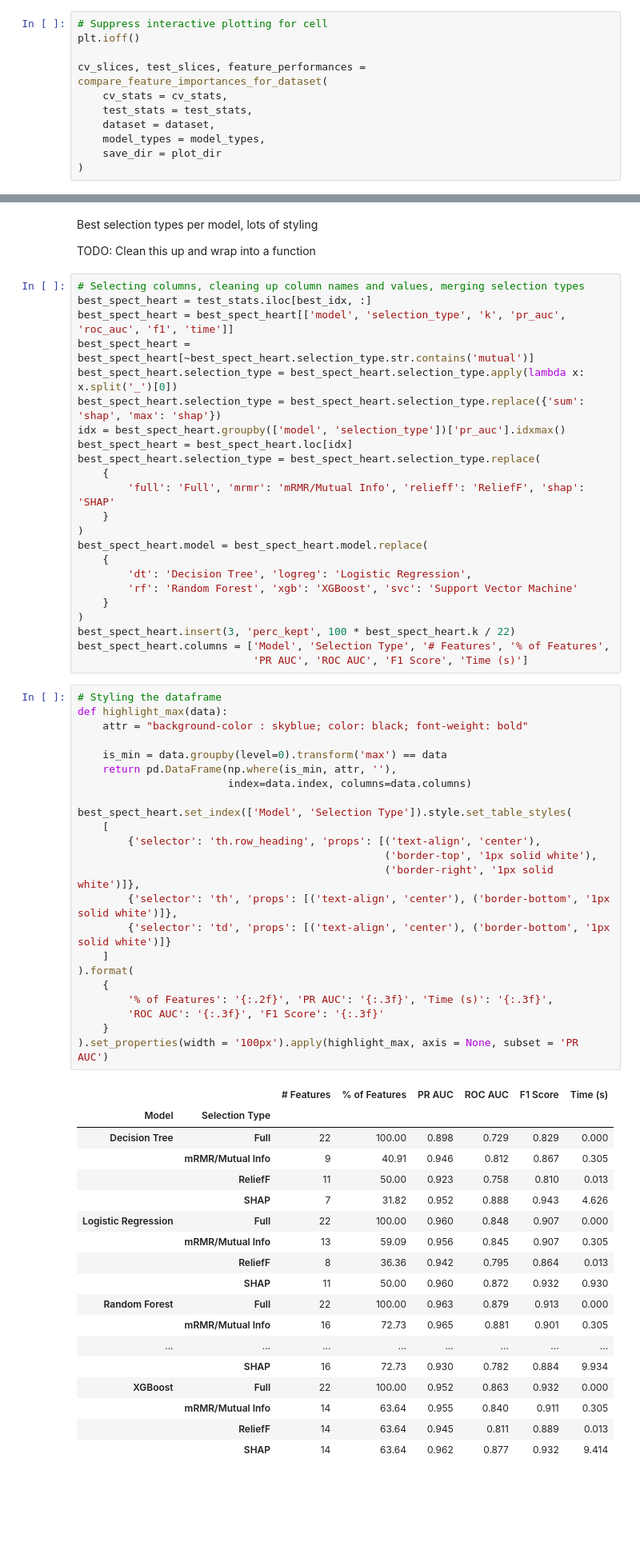
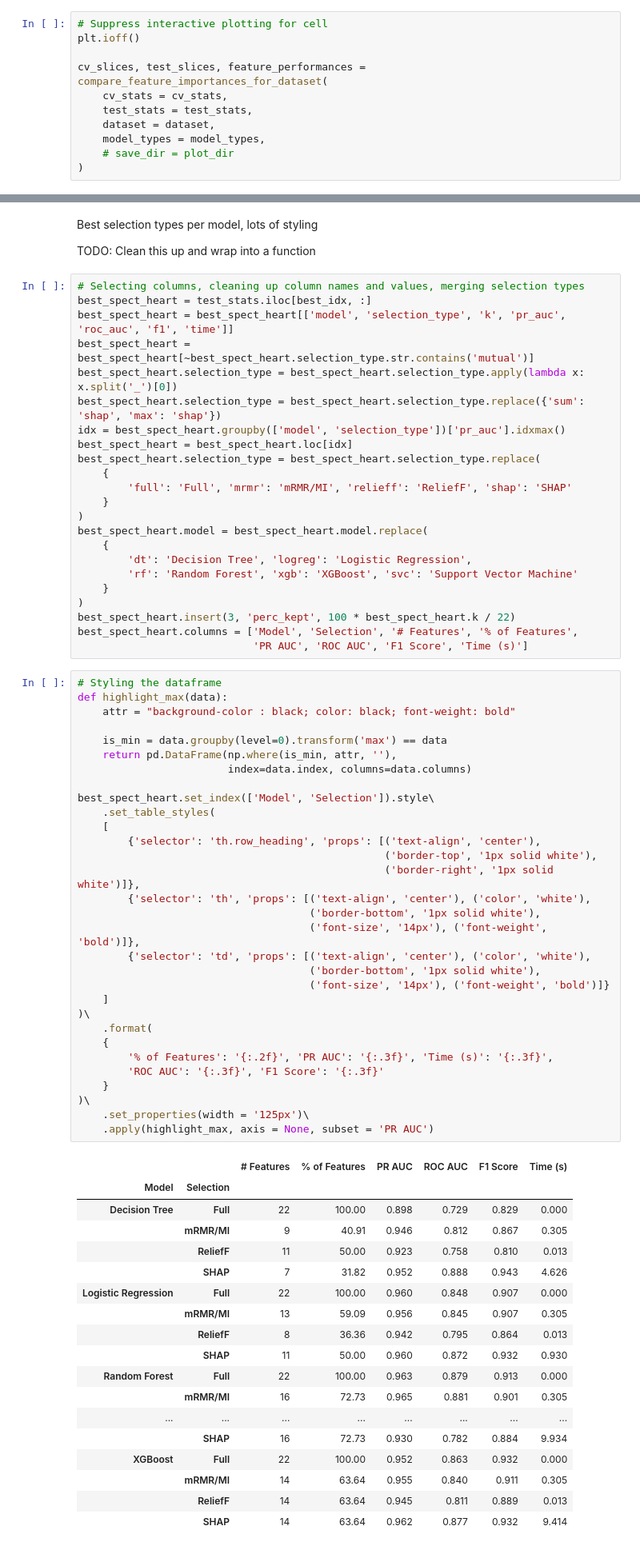
Before and after one commit to JoshuaGottlieb/SHAP-Feature-Selection, a Jupyter notebook: src/Analysis.ipynb, the cells around one changed output, grey strips where cells are left out. Shown at 80% size. Drawn from its saved outputs; the diff is of its cells as text; blank space fills up the shorter version.

Commit message:
Updated Spect Heart condensed stats to be more clear when inverted.

```diff
--- a/src/Analysis.ipynb
+++ b/src/Analysis.ipynb
@@ -101,6 +101,6 @@ cv_slices, test_slices, feature_performances = compare_feature_importances_for_d
     test_stats = test_stats,
     dataset = dataset,
     model_types = model_types,
-    save_dir = plot_dir
+    # save_dir = plot_dir
 )
 # %% [output]
@@ -311,7 +306,7 @@ idx = best_spect_heart.groupby(['model', 'selection_type'])['pr_auc'].idxmax()
 best_spect_heart = best_spect_heart.loc[idx]
 best_spect_heart.selection_type = best_spect_heart.selection_type.replace(
     {
-        'full': 'Full', 'mrmr': 'mRMR/Mutual Info', 'relieff': 'ReliefF', 'shap': 'SHAP'
+        'full': 'Full', 'mrmr': 'mRMR/MI', 'relieff': 'ReliefF', 'shap': 'SHAP'
     }
 )
 best_spect_heart.model = best_spect_heart.model.replace(
@@ -321,48 +316,56 @@ best_spect_heart.model = best_spect_heart.model.replace(
     }
 )
 best_spect_heart.insert(3, 'perc_kept', 100 * best_spect_heart.k / 22)
-best_spect_heart.columns = ['Model', 'Selection Type', '# Features', '% of Features',
+best_spect_heart.columns = ['Model', 'Selection', '# Features', '% of Features',
                             'PR AUC', 'ROC AUC', 'F1 Score', 'Time (s)']
 # %%
 # Styling the dataframe
 def highlight_max(data):
-    attr = "background-color : skyblue; color: black; font-weight: bold"
+    attr = "background-color : black; color: black; font-weight: bold"
 
     is_min = data.groupby(level=0).transform('max') == data
     return pd.DataFrame(np.where(is_min, attr, ''),
                         index=data.index, columns=data.columns)
 
-best_spect_heart.set_index(['Model', 'Selection Type']).style.set_table_styles(
+best_spect_heart.set_index(['Model', 'Selection']).style\
+    .set_table_styles(
     [
         {'selector': 'th.row_heading', 'props': [('text-align', 'center'),
                                                  ('border-top', '1px solid white'),
                                                  ('border-right', '1px solid white')]},
-        {'selector': 'th', 'props': [('text-align', 'center'), ('border-bottom', '1px solid white')]},
-        {'selector': 'td', 'props': [('text-align', 'center'), ('border-bottom', '1px solid white')]}
+        {'selector': 'th', 'props': [('text-align', 'center'), ('color', 'white'),
+                                     ('border-bottom', '1px solid white'),
+                                     ('font-size', '14px'), ('font-weight', 'bold')]},
+        {'selector': 'td', 'props': [('text-align', 'center'), ('color', 'white'),
+                                     ('border-bottom', '1px solid white'),
+                                     ('font-size', '14px'), ('font-weight', 'bold')]}
     ]
-).format(
+)\
+    .format(
     {
         '% of Features': '{:.2f}', 'PR AUC': '{:.3f}', 'Time (s)': '{:.3f}',
         'ROC AUC': '{:.3f}', 'F1 Score': '{:.3f}'
     }
-).set_properties(width = '100px').apply(highlight_max, axis = None, subset = 'PR AUC')
+)\
+    .set_properties(width = '125px')\
+    .apply(highlight_max, axis = None, subset = 'PR AUC')
 # %% [output]
 |  |  | # Features | % of Features | PR AUC | ROC AUC | F1 Score | Time (s) |
-| Model | Selection Type |  |  |  |  |  |  |
+| Model | Selection |  |  |  |  |  |  |
 | Decision Tree | Full | 22 | 100.00 | 0.898 | 0.729 | 0.829 | 0.000 |
-|  | mRMR/Mutual Info | 9 | 40.91 | 0.946 | 0.812 | 0.867 | 0.305 |
+|  | mRMR/MI | 9 | 40.91 | 0.946 | 0.812 | 0.867 | 0.305 |
 |  | ReliefF | 11 | 50.00 | 0.923 | 0.758 | 0.810 | 0.013 |
 |  | SHAP | 7 | 31.82 | 0.952 | 0.888 | 0.943 | 4.626 |
 | Logistic Regression | Full | 22 | 100.00 | 0.960 | 0.848 | 0.907 | 0.000 |
-|  | mRMR/Mutual Info | 13 | 59.09 | 0.956 | 0.845 | 0.907 | 0.305 |
+|  | mRMR/MI | 13 | 59.09 | 0.956 | 0.845 | 0.907 | 0.305 |
 |  | ReliefF | 8 | 36.36 | 0.942 | 0.795 | 0.864 | 0.013 |
 |  | SHAP | 11 | 50.00 | 0.960 | 0.872 | 0.932 | 0.930 |
 | Random Forest | Full | 22 | 100.00 | 0.963 | 0.879 | 0.913 | 0.000 |
-|  | mRMR/Mutual Info | 16 | 72.73 | 0.965 | 0.881 | 0.901 | 0.305 |
+|  | mRMR/MI | 16 | 72.73 | 0.965 | 0.881 | 0.901 | 0.305 |
 | ... | ... | ... | ... | ... | ... | ... | ... |
 |  | SHAP | 16 | 72.73 | 0.930 | 0.782 | 0.884 | 9.934 |
 | XGBoost | Full | 22 | 100.00 | 0.952 | 0.863 | 0.932 | 0.000 |
-|  | mRMR/Mutual Info | 14 | 63.64 | 0.955 | 0.840 | 0.911 | 0.305 |
+|  | mRMR/MI | 14 | 63.64 | 0.955 | 0.840 | 0.911 | 0.305 |
 |  | ReliefF | 14 | 63.64 | 0.945 | 0.811 | 0.889 | 0.013 |
 |  | SHAP | 14 | 63.64 | 0.962 | 0.877 | 0.932 | 9.414 |
 # %% [markdown]
```
Also changed, not shown: parts of 1 cell of this notebook, 1 other file.
